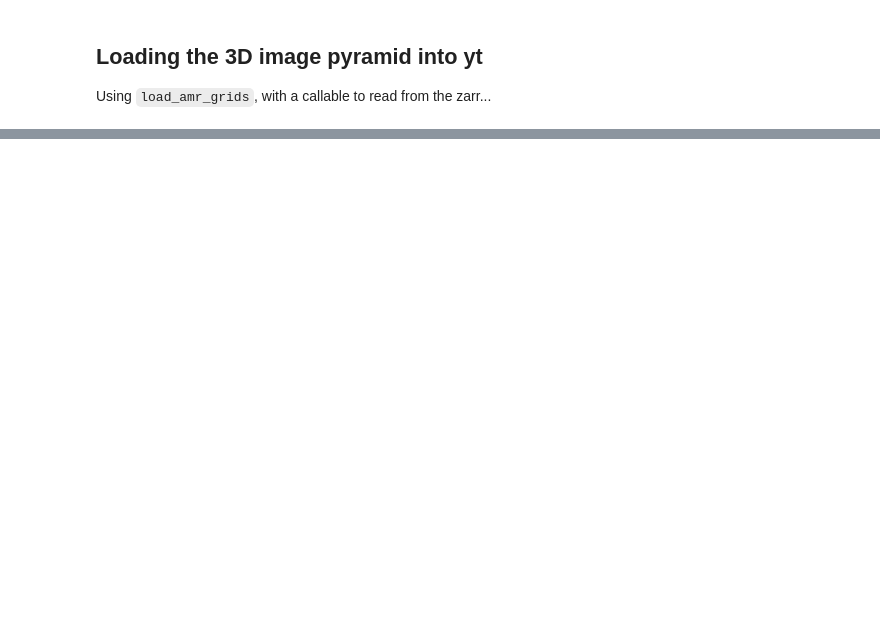
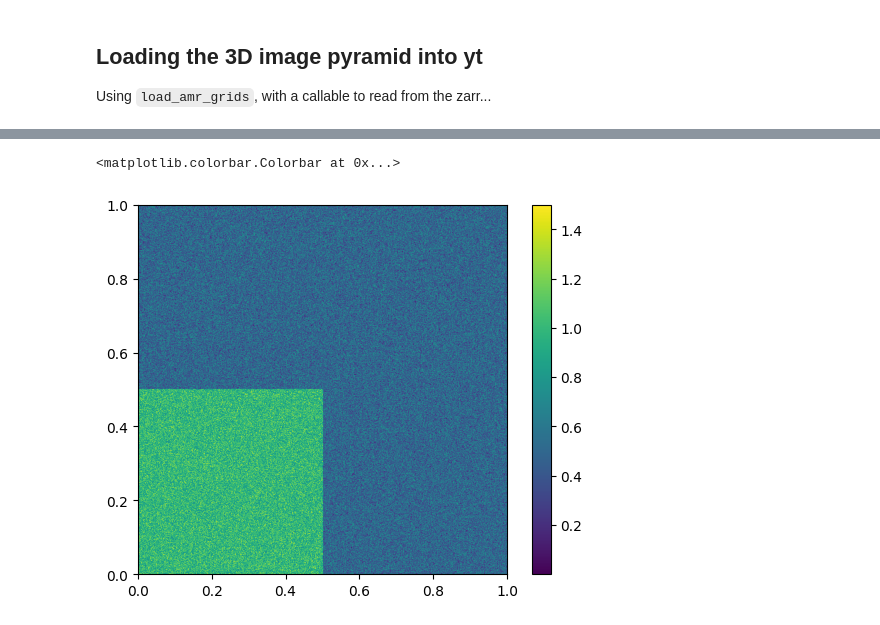
Before and after one commit to data-exp-lab/zarr_explorations, a Jupyter notebook: nbs/load_zarr_pyramid_in_yt.ipynb, the cells around one changed output, grey strips where cells are left out. Cells and saved outputs as stored; diff of their text form; code cells hidden in the pictures; blank space fills up the shorter version.

```diff
--- a/nbs/load_zarr_pyramid_in_yt.ipynb
+++ b/nbs/load_zarr_pyramid_in_yt.ipynb
@@ -69,0 +191,8 @@ Using `load_amr_grids`, with a callable to read from the zarr...
+# %%
+import matplotlib.pyplot as plt
+f10 = zarr_store['field1'][0]
+plt.imshow(f10[5, :, :], origin='lower', extent=(0,1,0,1))
+plt.colorbar()
+# %% [output]
+<matplotlib.colorbar.Colorbar at 0x...>
+[figure, added]
```
Also changed, not shown: parts of 18 cells of this notebook.
